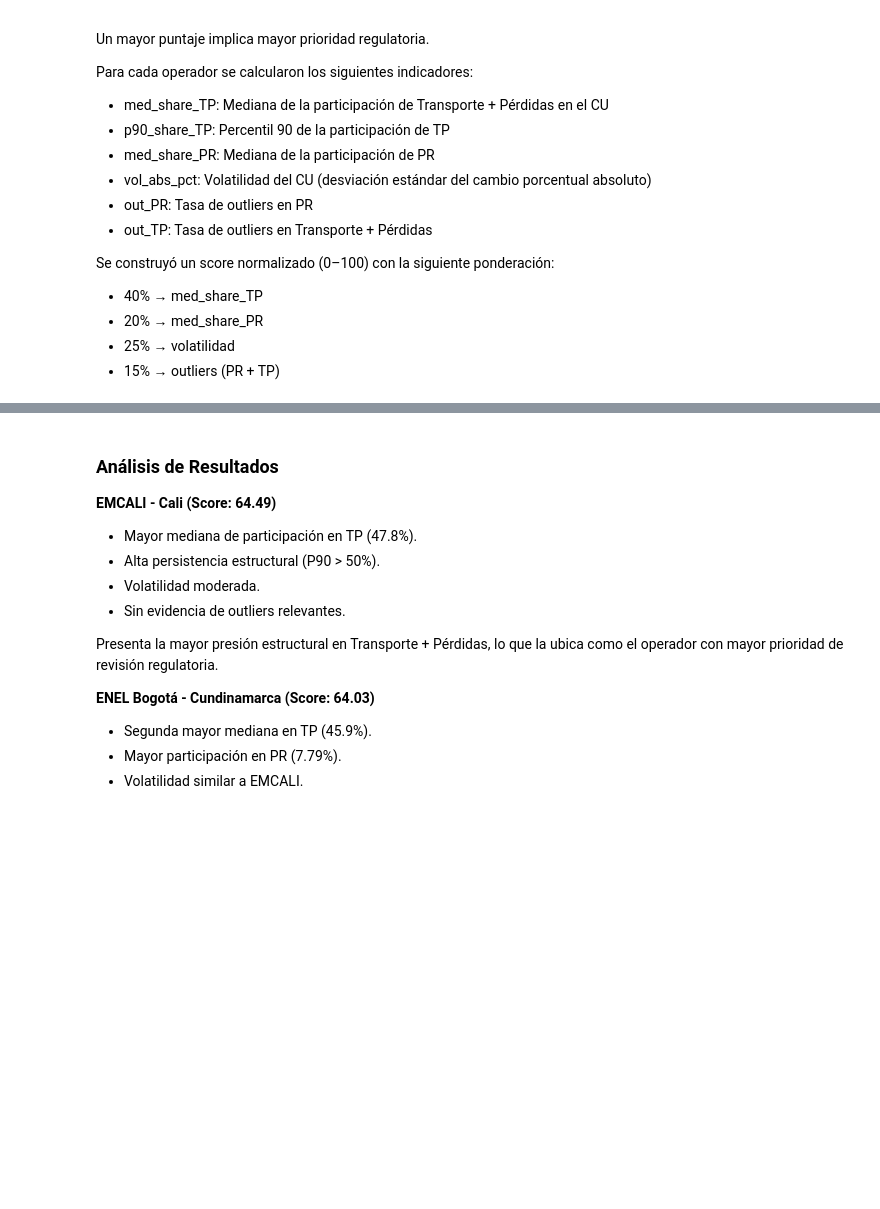
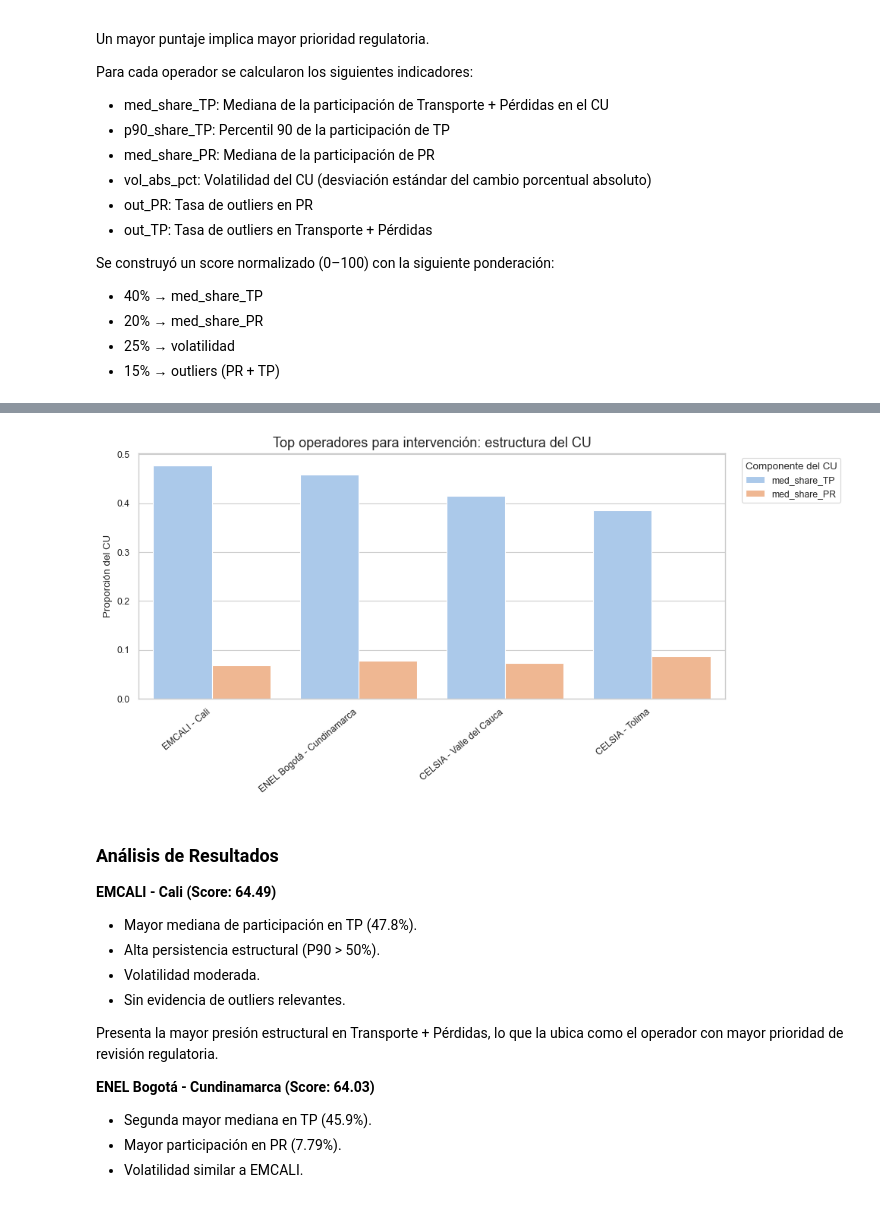
Before and after one commit to estebanvsq/Proyecto_AnalisisDeDatos, a Jupyter notebook: Proyecto/Copia_Limpieza.ipynb, the cells around one changed output, grey strips where cells are left out. Saved outputs shown, nothing was run; the diff lists cells and outputs as text; code cells hidden in the pictures; blank space fills up the shorter version.

```diff
--- a/Proyecto/Copia_Limpieza.ipynb
+++ b/Proyecto/Copia_Limpieza.ipynb
@@ -912,33 +1174,31 @@ display(op_eff.head(25))
 # %%
-# Formato largo para seaborn
-plot_df = sub.reset_index().melt(
+# CORRECCIÓN: usar op_eff en lugar de sub (que venía de P2)
+top_ops_eff = op_eff.head(6)  # top 6 por score de ineficiencia
+
+plot_df = top_ops_eff[['med_share_TP', 'med_share_PR']].reset_index().melt(
     id_vars='Operador de red',
     value_vars=['med_share_TP', 'med_share_PR'],
     var_name='Componente',
     value_name='Proporción'
 )
 
-plt.figure(figsize=(10,5))
-
-# PALETA
+plt.figure(figsize=(10, 5))
 sns.barplot(
     data=plot_df,
     x='Operador de red',
     y='Proporción',
     hue='Componente',
     palette='pastel'
 )
-
 plt.title('Top operadores para intervención: estructura del CU', fontsize=13)
 plt.ylabel('Proporción del CU')
 plt.xlabel('')
 plt.xticks(rotation=40, ha='right')
-
-# Leyenda fuera del gráfico
-plt.legend(title='Componente del CU', bbox_to_anchor=(1.02,1), loc='upper left')
-
+plt.legend(title='Componente del CU', bbox_to_anchor=(1.02, 1), loc='upper left')
 plt.tight_layout()
 plt.show()
+# %% [output]
+[figure, added]
 # %% [markdown]
 ### Análisis de Resultados
 
```
Also changed, not shown: parts of 29 cells of this notebook.
